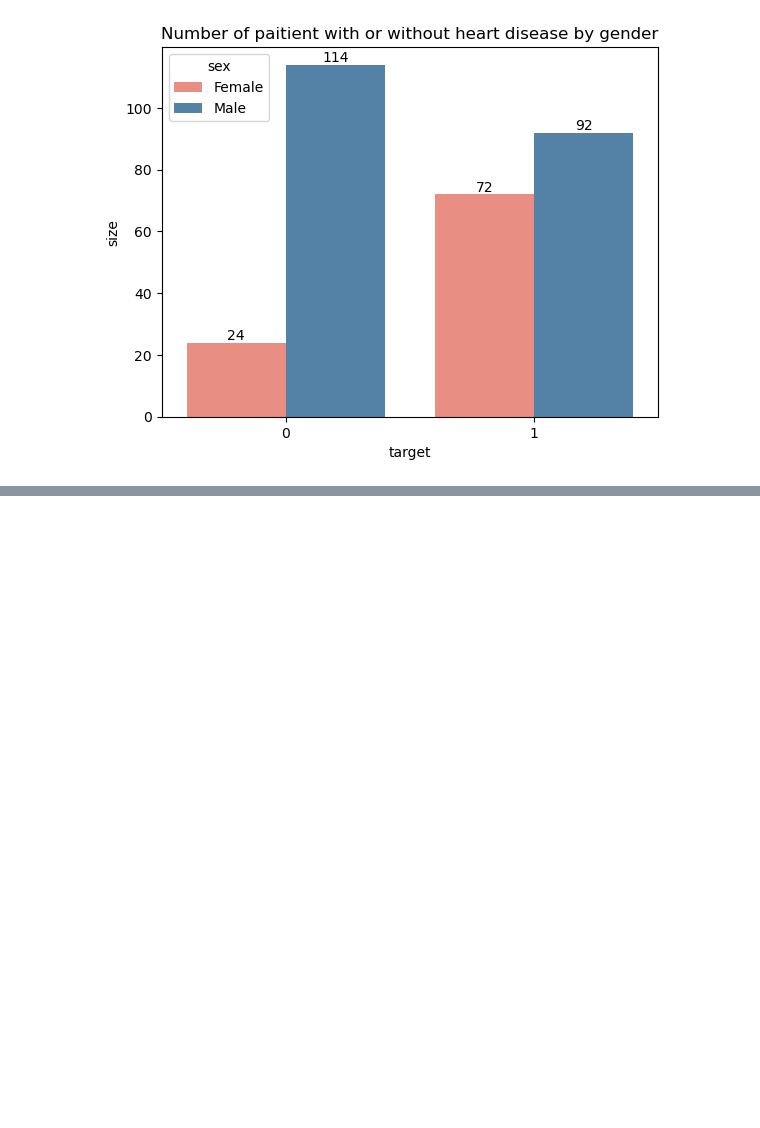
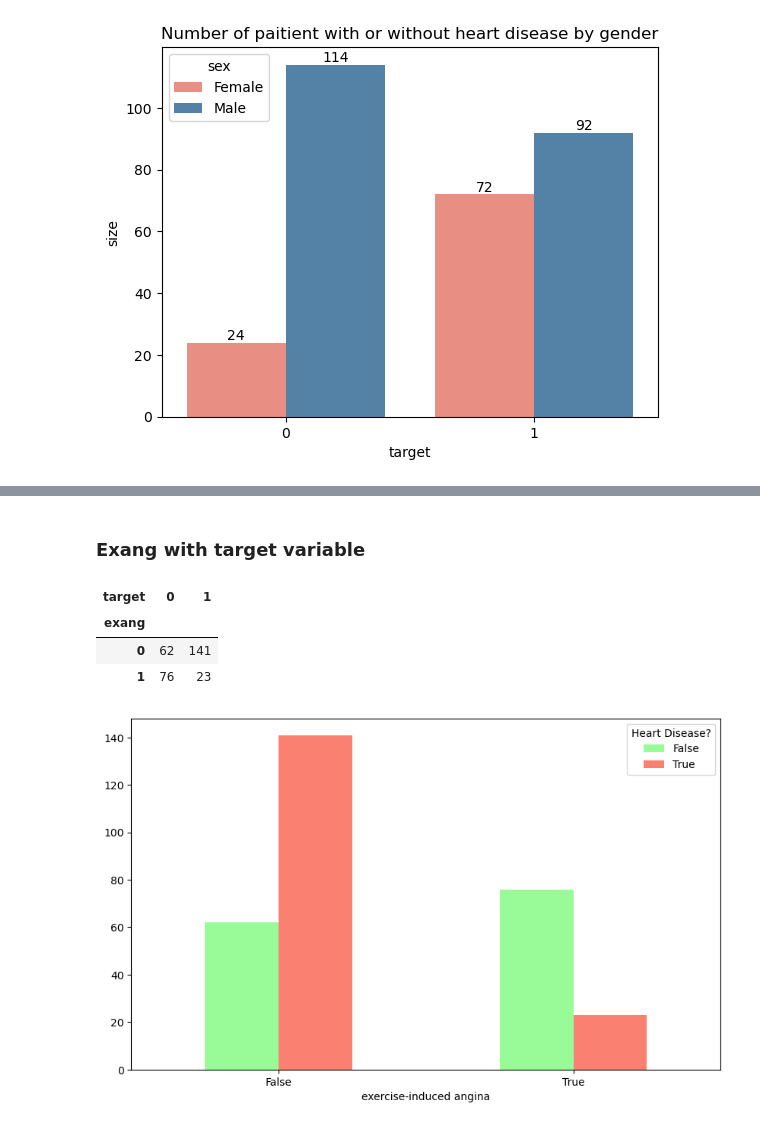
Before and after one commit to AkshilShah21/heart-disease-project, a Jupyter notebook: heart_disease.ipynb, the cells around one changed output, grey strips where cells are left out. Cells and saved outputs as stored; diff of their text form; code cells hidden in the pictures; blank space fills up the shorter version.

```diff
--- a/heart_disease.ipynb
+++ b/heart_disease.ipynb
@@ -195,0 +251,21 @@ plt.show()
+# %% [markdown]
+### Exang with target variable
+# %%
+excerise_chest_pain_target = pd.crosstab(data["exang"], data["target"])
+excerise_chest_pain_target
+# %% [output]
+| target | 0 | 1 |
+| exang |  |  |
+| 0 | 62 | 141 |
+| 1 | 76 | 23 |
+# %%
+excerise_chest_pain_target.plot(kind="bar", figsize=(10,6), color=["palegreen", "salmon"])
+
+plt.xlabel("exercise-induced angina")
+plt.xticks([0,1], ["False","True"], rotation="horizontal")
+
+plt.legend(["False", "True"], title="Heart Disease?")
+
+plt.show()
+# %% [output]
+[figure, added]
```
Also changed, not shown: parts of 15 cells of this notebook, 1 other file.
